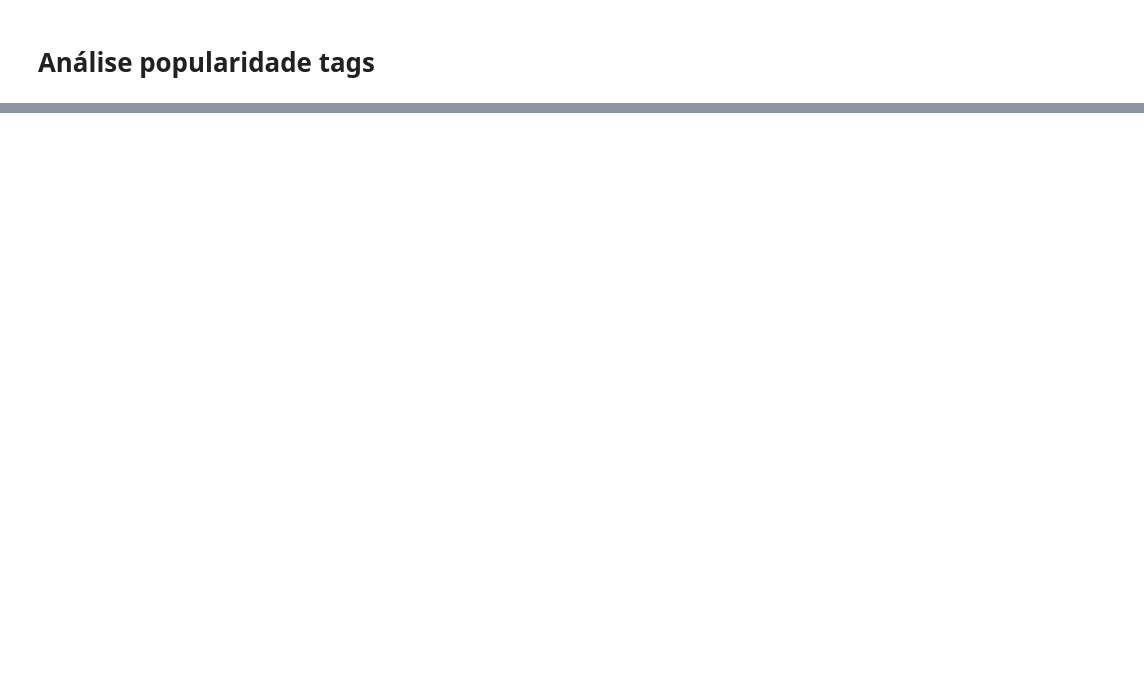
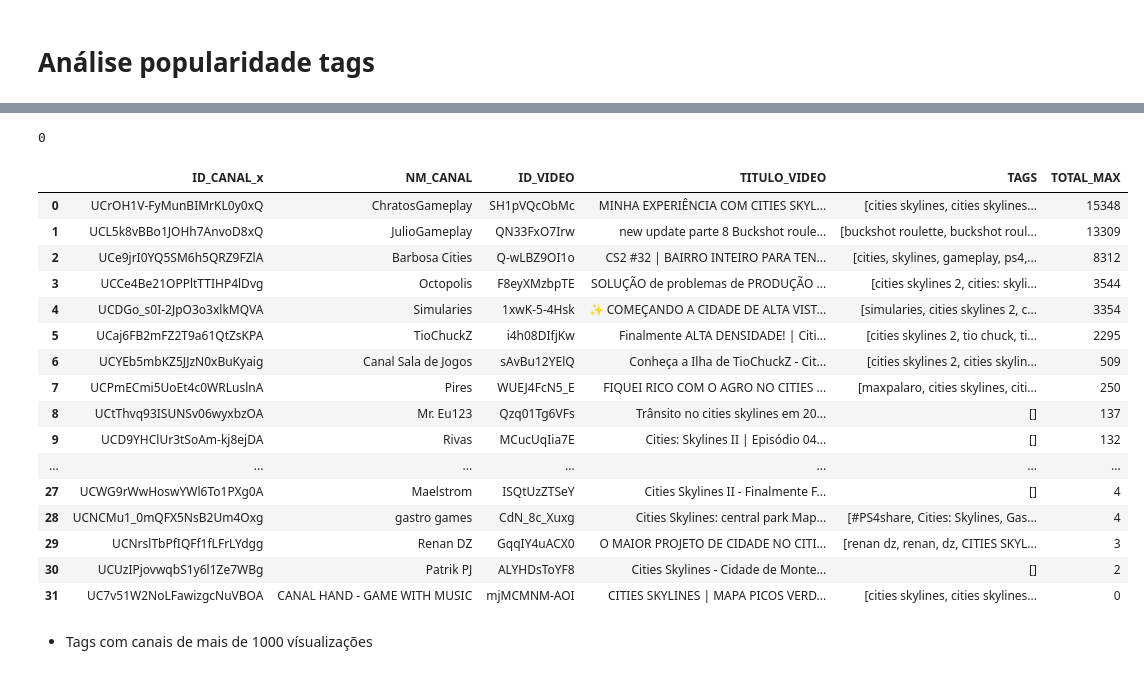
Before and after one commit to rodrigorocha1/analise_dados_youtube, a Jupyter notebook: notebooks_v2/visualizacoes.ipynb, the cells around one changed output, grey strips where cells are left out. Cells and saved outputs as stored; diff of their text form; code cells hidden in the pictures; blank space fills up the shorter version.

```diff
--- a/notebooks_v2/visualizacoes.ipynb
+++ b/notebooks_v2/visualizacoes.ipynb
@@ -1020,0 +1023,7 @@ if __name__ == '__main__':
+# %%
+colunas = ['data_extracao', 'ASSUNTO', 'ID_VIDEO', 'TITULO_VIDEO', 'TAGS', 'TOTAL_VISUALIZACOES', 'TOTAL_LIKES', 'TOTAL_COMENTARIOS' , 'ID_CANAL', 'NM_CANAL', 'TURNO_EXTRACAO', 'INDICE_TURNO_EXTRACAO']
+base_video = pd.read_parquet('../dados/ouro/dados_tratado_estatisticas_gerais.parquet', columns=colunas)
+base_video = base_video.query('ASSUNTO == "assunto_cities_skylines" and data_extracao == "2024-01-23" and INDICE_TURNO_EXTRACAO == 3 ').sort_values(by=['TOTAL_VISUALIZACOES'], ascending=False)
+base_video.drop_duplicates(subset=['data_extracao', 'ASSUNTO', 'ID_VIDEO', 'TITULO_VIDEO', 'TOTAL_VISUALIZACOES', 'TOTAL_LIKES', 'TOTAL_COMENTARIOS' , 'ID_CANAL', 'NM_CANAL', 'TURNO_EXTRACAO', 'INDICE_TURNO_EXTRACAO'],  inplace=True)
+base_video.fillna('[]', inplace=True)
+base_video
@@ -1020,0 +1044,3 @@ if __name__ == '__main__':
+# %%
+base_video['TAGS'] = base_video['TAGS'].to_list()
+base_video
@@ -1020,0 +1080,6 @@ if __name__ == '__main__':
+# %%
+base_video_agg = base_video.groupby(['ID_CANAL', 'ID_VIDEO']) \
+    .agg(
+        TOTAL_MAX=('TOTAL_VISUALIZACOES', 'max')
+    ).reset_index().sort_values(['TOTAL_MAX','ID_CANAL'], ascending=[False, False]).groupby('ID_CANAL').first().sort_values(by=['TOTAL_MAX'], ascending=False).reset_index()
+base_video_agg
@@ -1020,0 +1104,30 @@ if __name__ == '__main__':
+# %%
+base_video['TAGS'].isna().sum()
+# %% [output]
+0
+# %%
+base_video_agg_completa = pd.merge(left=base_video_agg, right=base_video, how='inner', left_on='ID_VIDEO', right_on='ID_VIDEO', )
+base_video_agg_completa = base_video_agg_completa[['ID_CANAL_x', 'NM_CANAL', 'ID_VIDEO', 'TITULO_VIDEO', 'TAGS', 'TOTAL_MAX' ]]
+base_video_agg_completa.drop_duplicates(subset=['ID_CANAL_x', 'NM_CANAL', 'ID_VIDEO', 'TITULO_VIDEO', 'TOTAL_MAX'], inplace=True)
+
+base_video_agg_completa
+# %% [output]
+|  | ID_CANAL_x | NM_CANAL | ID_VIDEO | TITULO_VIDEO | TAGS | TOTAL_MAX |
+| 0 | UCrOH1V-FyMunBIMrKL0y0xQ | ChratosGameplay | SH1pVQcObMc | MINHA EXPERIÊNCIA COM CITIES SKYL... | [cities skylines, cities skylines... | 15348 |
+| 1 | UCL5k8vBBo1JOHh7AnvoD8xQ | JulioGameplay | QN33FxO7Irw | new update parte 8 Buckshot roule... | [buckshot roulette, buckshot roul... | 13309 |
+| 2 | UCe9jrI0YQ5SM6h5QRZ9FZlA | Barbosa Cities | Q-wLBZ9OI1o | CS2 #32 | BAIRRO INTEIRO PARA TEN... | [cities, skylines, gameplay, ps4,... | 8312 |
+| 3 | UCCe4Be21OPPltTTIHP4lDvg | Octopolis | F8eyXMzbpTE | SOLUÇÃO de problemas de PRODUÇÃO ... | [cities skylines 2, cities: skyli... | 3544 |
+| 4 | UCDGo_s0I-2JpO3o3xlkMQVA | Simularies | 1xwK-5-4Hsk | ✨ COMEÇANDO A CIDADE DE ALTA VIST... | [simularies, cities skylines 2, c... | 3354 |
+| 5 | UCaj6FB2mFZ2T9a61QtZsKPA | TioChuckZ | i4h08DIfjKw | Finalmente ALTA DENSIDADE! | Citi... | [cities skylines 2, tio chuck, ti... | 2295 |
+| 6 | UCYEb5mbKZ5JJzN0xBuKyaig | Canal Sala de Jogos | sAvBu12YElQ | Conheça a Ilha de TioChuckZ - Cit... | [cities skylines 2, cities skylin... | 509 |
+| 7 | UCPmECmi5UoEt4c0WRLuslnA | Pires | WUEJ4FcN5_E | FIQUEI RICO COM O AGRO NO CITIES ... | [maxpalaro, cities skylines, citi... | 250 |
+| 8 | UCtThvq93ISUNSv06wyxbzOA | Mr. Eu123 | Qzq01Tg6VFs | Trânsito no cities skylines em 20... | [] | 137 |
+| 9 | UCD9YHClUr3tSoAm-kj8ejDA | Rivas | MCucUqIia7E | Cities: Skylines II | Episódio 04... | [] | 132 |
+| ... | ... | ... | ... | ... | ... | ... |
+| 27 | UCWG9rWwHoswYWl6To1PXg0A | Maelstrom | ISQtUzZTSeY | Cities Skylines II - Finalmente F... | [] | 4 |
+| 28 | UCNCMu1_0mQFX5NsB2Um4Oxg | gastro games | CdN_8c_Xuxg | Cities Skylines: central park Map... | [#PS4share, Cities: Skylines, Gas... | 4 |
+| 29 | UCNrslTbPfIQFf1fLFrLYdgg | Renan DZ | GqqIY4uACX0 | O MAIOR PROJETO DE CIDADE NO CITI... | [renan dz, renan, dz, CITIES SKYL... | 3 |
+| 30 | UCUzIPjovwqbS1y6l1Ze7WBg | Patrik PJ | ALYHDsToYF8 | Cities Skylines - Cidade de Monte... | [] | 2 |
+| 31 | UC7v51W2NoLFawizgcNuVBOA | CANAL HAND - GAME WITH MUSIC | mjMCMNM-AOI | CITIES SKYLINES | MAPA PICOS VERD... | [cities skylines, cities skylines... | 0 |
+# %% [markdown]
+- Tags com canais de mais de 1000 vísualizações
```
Also changed, not shown: parts of 21 cells of this notebook, 1 other file.
